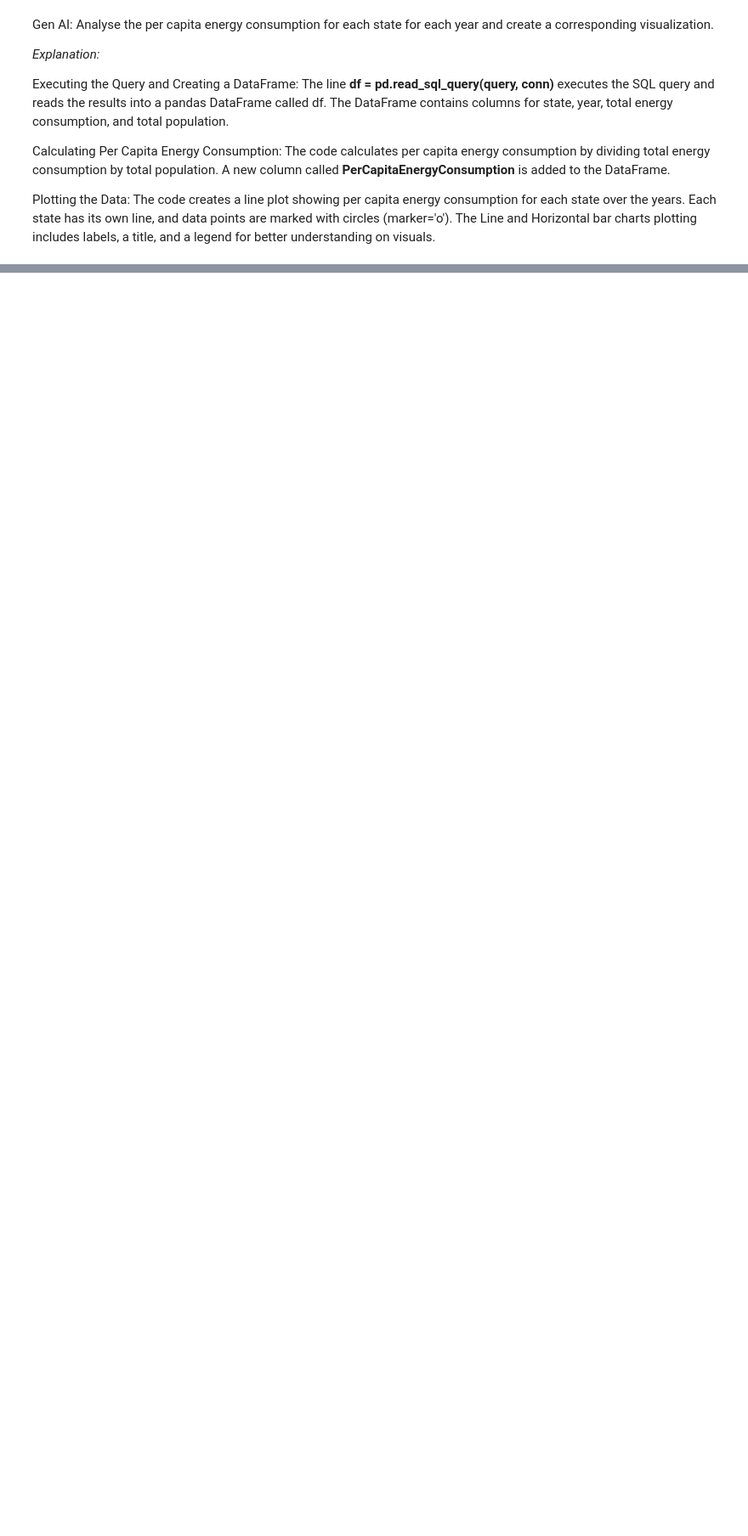
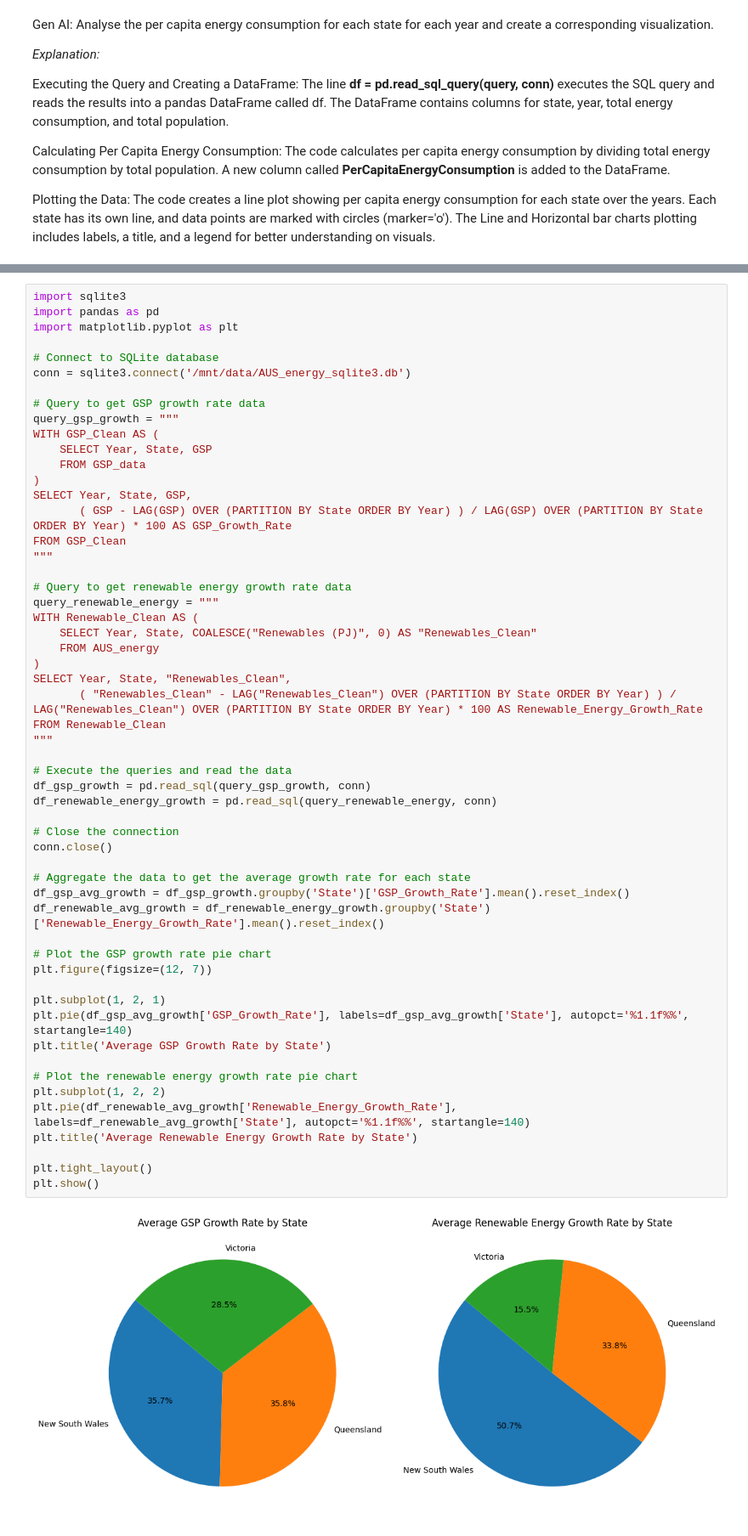
Before and after one commit to RyanNewB/Assessment-2-Programming-Assignment-2, a Jupyter notebook: Assignment_2_Development_Report.ipynb, the cells around one changed output, grey strips where cells are left out. Shown: that part at 85% size. Drawn from its saved outputs; the diff is of its cells as text; blank space fills up the shorter version.

```diff
--- a/Assignment_2_Development_Report.ipynb
+++ b/Assignment_2_Development_Report.ipynb
@@ -354,0 +969,57 @@ The Line and Horizontal bar charts plotting includes labels, a title, and a lege
+# %%
+import sqlite3
+import pandas as pd
+import matplotlib.pyplot as plt
+
+# Connect to SQLite database
+conn = sqlite3.connect('/mnt/data/AUS_energy_sqlite3.db')
+
+# Query to get GSP growth rate data
+query_gsp_growth = """
+WITH GSP_Clean AS (
+    SELECT Year, State, GSP
+    FROM GSP_data
+)
+SELECT Year, State, GSP,
+       ( GSP - LAG(GSP) OVER (PARTITION BY State ORDER BY Year) ) / LAG(GSP) OVER (PARTITION BY State ORDER BY Year) * 100 AS GSP_Growth_Rate
+FROM GSP_Clean
+"""
+
+# Query to get renewable energy growth rate data
+query_renewable_energy = """
+WITH Renewable_Clean AS (
+    SELECT Year, State, COALESCE("Renewables (PJ)", 0) AS "Renewables_Clean"
+    FROM AUS_energy
+)
+SELECT Year, State, "Renewables_Clean",
+       ( "Renewables_Clean" - LAG("Renewables_Clean") OVER (PARTITION BY State ORDER BY Year) ) / LAG("Renewables_Clean") OVER (PARTITION BY State ORDER BY Year) * 100 AS Renewable_Energy_Growth_Rate
+FROM Renewable_Clean
+"""
+
+# Execute the queries and read the data
+df_gsp_growth = pd.read_sql(query_gsp_growth, conn)
+df_renewable_energy_growth = pd.read_sql(query_renewable_energy, conn)
+
+# Close the connection
+conn.close()
+
+# Aggregate the data to get the average growth rate for each state
+df_gsp_avg_growth = df_gsp_growth.groupby('State')['GSP_Growth_Rate'].mean().reset_index()
+df_renewable_avg_growth = df_renewable_energy_growth.groupby('State')['Renewable_Energy_Growth_Rate'].mean().reset_index()
+
+# Plot the GSP growth rate pie chart
+plt.figure(figsize=(12, 7))
+
+plt.subplot(1, 2, 1)
+plt.pie(df_gsp_avg_growth['GSP_Growth_Rate'], labels=df_gsp_avg_growth['State'], autopct='%1.1f%%', startangle=140)
+plt.title('Average GSP Growth Rate by State')
+
+# Plot the renewable energy growth rate pie chart
+plt.subplot(1, 2, 2)
+plt.pie(df_renewable_avg_growth['Renewable_Energy_Growth_Rate'], labels=df_renewable_avg_growth['State'], autopct='%1.1f%%', startangle=140)
+plt.title('Average Renewable Energy Growth Rate by State')
+
+plt.tight_layout()
+plt.show()
+# %% [output]
+[figure, added]
```
Also changed, not shown: parts of 24 cells of this notebook.
